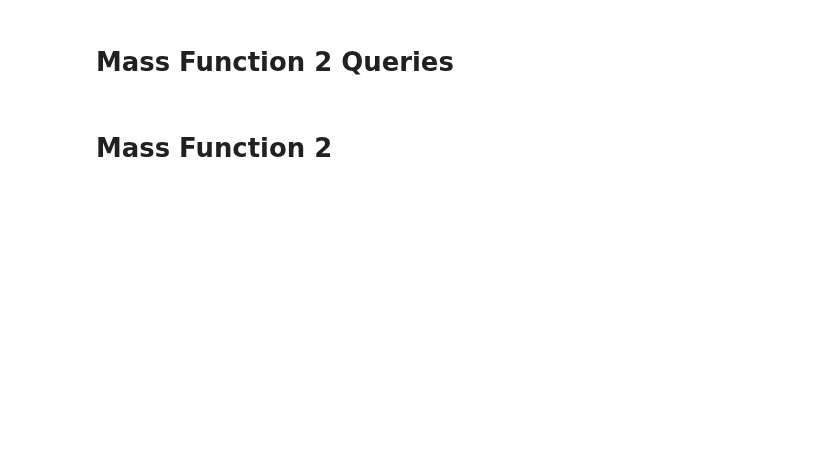
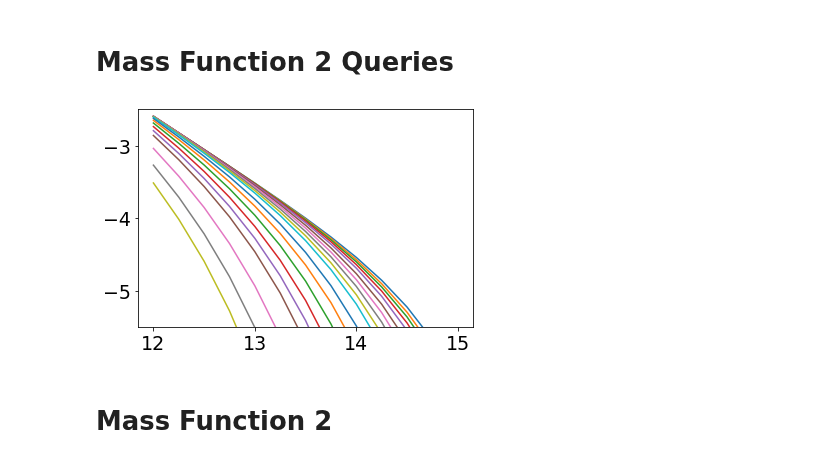
Before and after one commit to xvh422/L4-Project, a Jupyter notebook: J_Carter_Code.ipynb, the cells around one changed output. Drawn from its saved outputs; the diff is of its cells as text; code cells hidden in the pictures; blank space fills up the shorter version.

```diff
--- a/J_Carter_Code.ipynb
+++ b/J_Carter_Code.ipynb
@@ -888,16 +889,23 @@ def correct_units(input, m):
 # %%
 bin_width = 0.25
 powers = np.arange(12.,15.0 + bin_width, bin_width)
 masses = 10**powers
 redshifts_2 = [0.0,0.1,0.18,0.27,0.37,0.5,0.62,0.74,0.87,
                1.0,1.26,1.49,1.74,2.0,2.24,2.48,3.0,3.53,4.0]
 Results_3 = {}
 
+plt.figure()
 for z in redshifts_2:
   mfunc = []
   for mass in masses:
     mfunc = mfunc + [mass_function.massFunction(mass, z, mdef = 'fof', model = 'watson13', q_out = 'dndlnM')]# mdef = 'vir', model = 'tinker08')]
   Results_3[z] = np.log10(correct_units(np.array(mfunc), masses))
+  plt.plot(powers, Results_3[z])
+
+plt.ylim(-5.5, -2.5)
+plt.show()
+# %% [output]
+[figure, added]
 # %%
 Results_4 = {}
 
```
Also changed, not shown: parts of 3 cells of this notebook.
